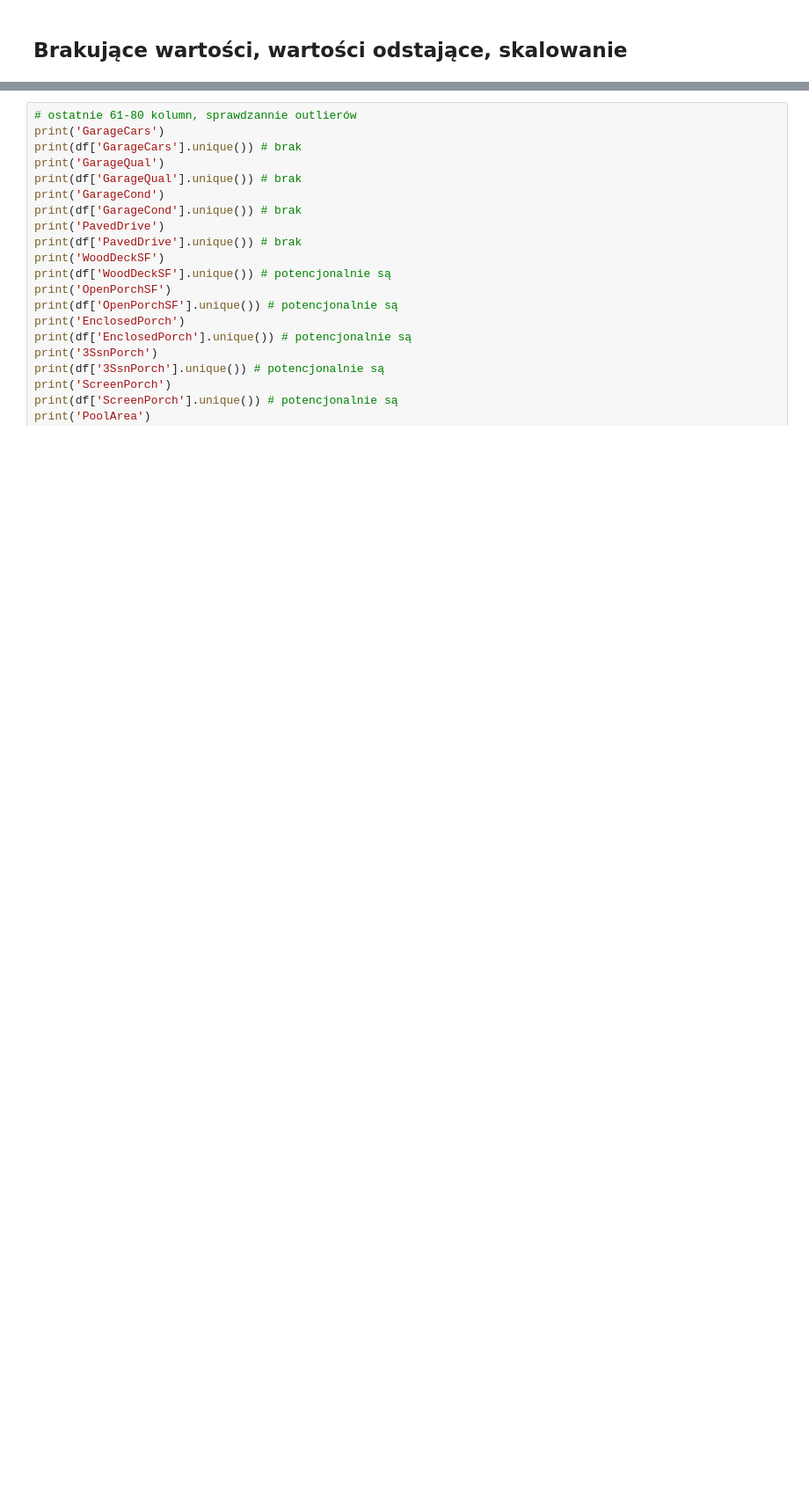
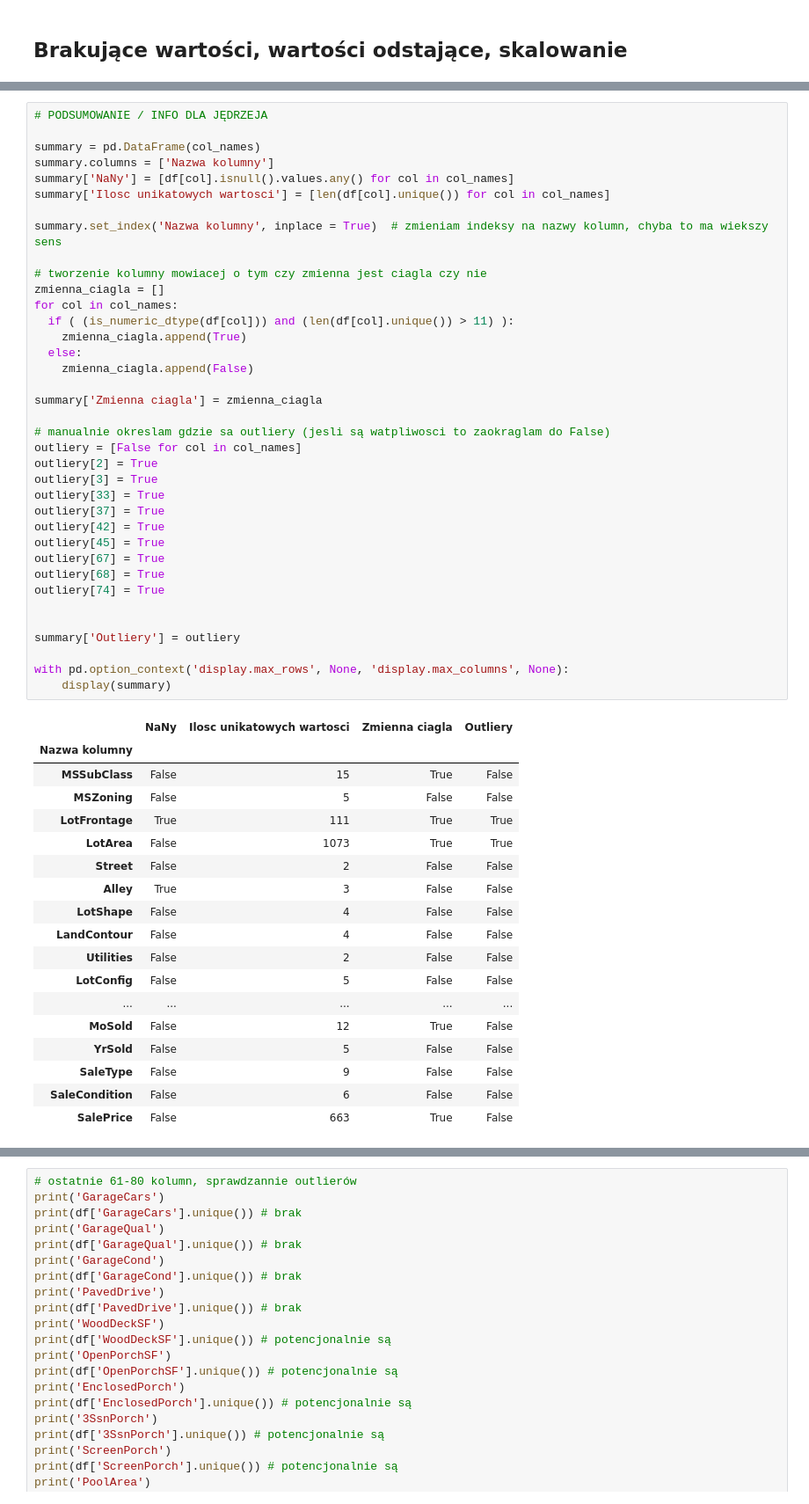
Before and after one commit to jedrexd/WTUM_11_2022, a Jupyter notebook: Projekt.ipynb, the cells around one changed output, grey strips where cells are left out. Shown at 88% size. Cells and saved outputs as stored; diff of their text form; blank space fills up the shorter version.

Commit message:
Zmiany w sekcji Data Understanding

```diff
--- a/Projekt.ipynb
+++ b/Projekt.ipynb
@@ -207,0 +189,56 @@ Unikatowe wartości:
+# %%
+# PODSUMOWANIE / INFO DLA JĘDRZEJA
+
+summary = pd.DataFrame(col_names)
+summary.columns = ['Nazwa kolumny']
+summary['NaNy'] = [df[col].isnull().values.any() for col in col_names]
+summary['Ilosc unikatowych wartosci'] = [len(df[col].unique()) for col in col_names]
+
+summary.set_index('Nazwa kolumny', inplace = True)  # zmieniam indeksy na nazwy kolumn, chyba to ma wiekszy sens
+
+# tworzenie kolumny mowiacej o tym czy zmienna jest ciagla czy nie
+zmienna_ciagla = []
+for col in col_names:
+  if ( (is_numeric_dtype(df[col])) and (len(df[col].unique()) > 11) ):
+    zmienna_ciagla.append(True)
+  else:
+    zmienna_ciagla.append(False)
+
+summary['Zmienna ciagla'] = zmienna_ciagla
+
+# manualnie okreslam gdzie sa outliery (jesli są watpliwosci to zaokraglam do False)
+outliery = [False for col in col_names]
+outliery[2] = True
+outliery[3] = True
+outliery[33] = True
+outliery[37] = True
+outliery[42] = True
+outliery[45] = True
+outliery[67] = True
+outliery[68] = True
+outliery[74] = True
+
+
+summary['Outliery'] = outliery
+
+with pd.option_context('display.max_rows', None, 'display.max_columns', None):
+    display(summary)
+# %% [output]
+|  | NaNy | Ilosc unikatowych wartosci | Zmienna ciagla | Outliery |
+| Nazwa kolumny |  |  |  |  |
+| MSSubClass | False | 15 | True | False |
+| MSZoning | False | 5 | False | False |
+| LotFrontage | True | 111 | True | True |
+| LotArea | False | 1073 | True | True |
+| Street | False | 2 | False | False |
+| Alley | True | 3 | False | False |
+| LotShape | False | 4 | False | False |
+| LandContour | False | 4 | False | False |
+| Utilities | False | 2 | False | False |
+| LotConfig | False | 5 | False | False |
+| ... | ... | ... | ... | ... |
+| MoSold | False | 12 | True | False |
+| YrSold | False | 5 | False | False |
+| SaleType | False | 9 | False | False |
+| SaleCondition | False | 6 | False | False |
+| SalePrice | False | 663 | True | False |
```
Also changed, not shown: parts of 11 cells of this notebook.
